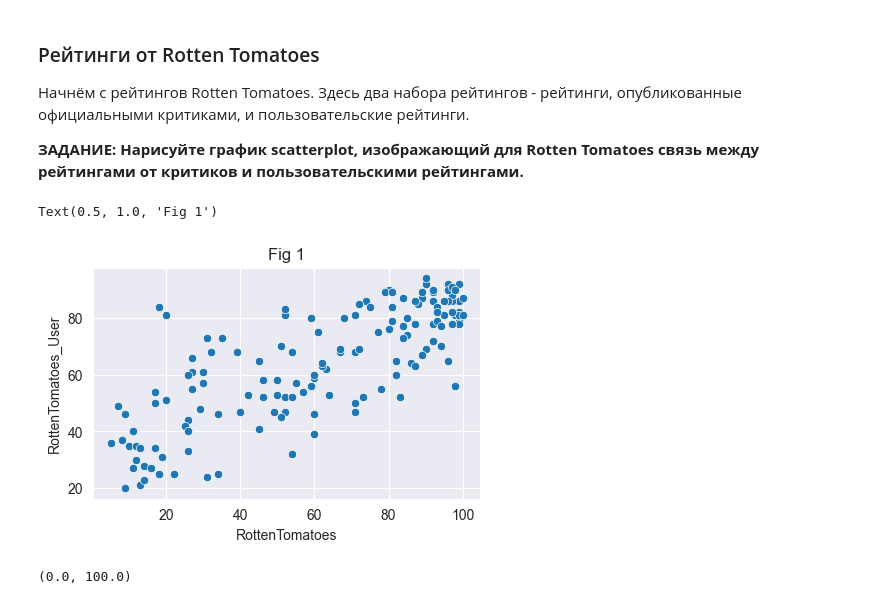
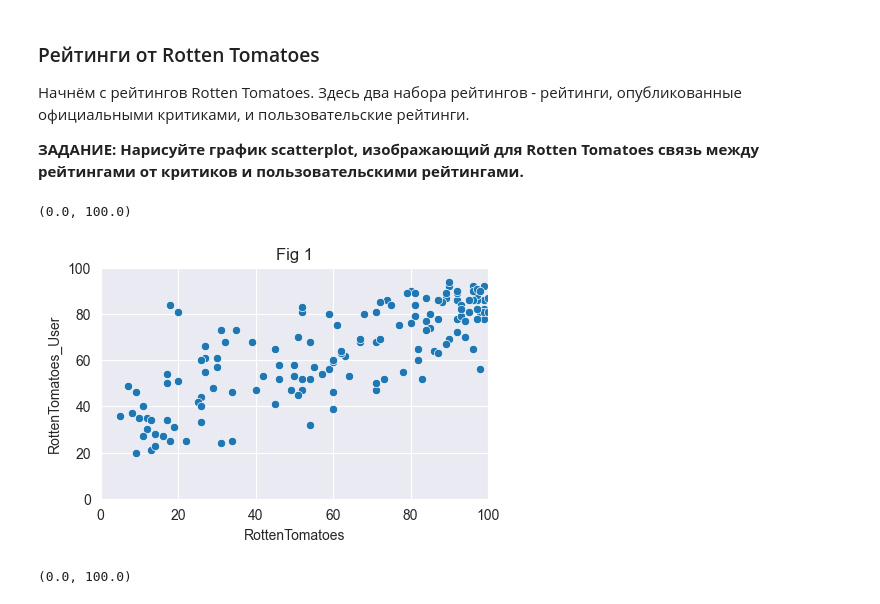
Before and after one commit to sanakulov/ml2, a Jupyter notebook: 06-Capstone-Project/00-Capstone-Project.ipynb, the cells around one changed output. Drawn from its saved outputs; the diff is of its cells as text; code cells hidden in the pictures.

```diff
--- a/06-Capstone-Project/00-Capstone-Project.ipynb
+++ b/06-Capstone-Project/00-Capstone-Project.ipynb
@@ -414,10 +428,12 @@ all_sites.describe()
 # %%
 # НАПИШИТЕ ВАШ КОД В ЭТОЙ ЯЧЕЙКЕ!
 plt.figure(figsize=(5,3), dpi=100)
 sb.scatterplot(data=all_sites,x="RottenTomatoes",y="RottenTomatoes_User").set_title("Fig 1")
+plt.xlim(0,100)
+plt.ylim(0,100)
 # %% [output]
-Text(0.5, 1.0, 'Fig 1')
+(0.0, 100.0)
-[figure, old version]
+[figure, new version]
 # %%
 # %% [output]
 (0.0, 100.0)
```
Also changed, not shown: parts of 17 cells of this notebook.
